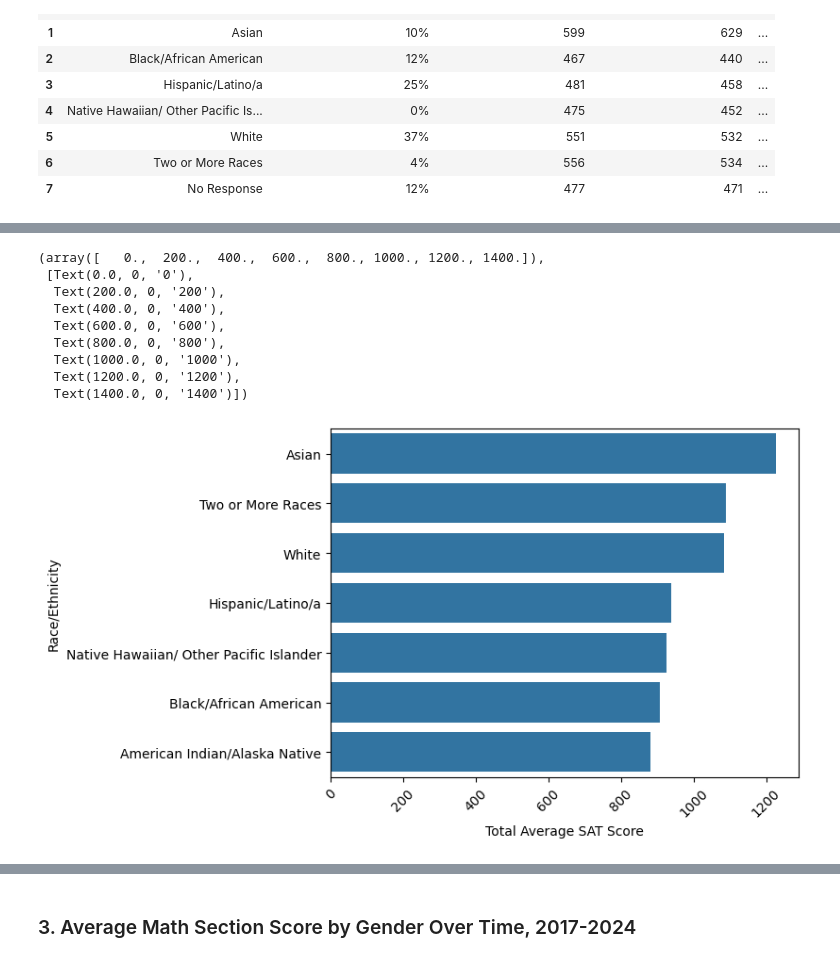
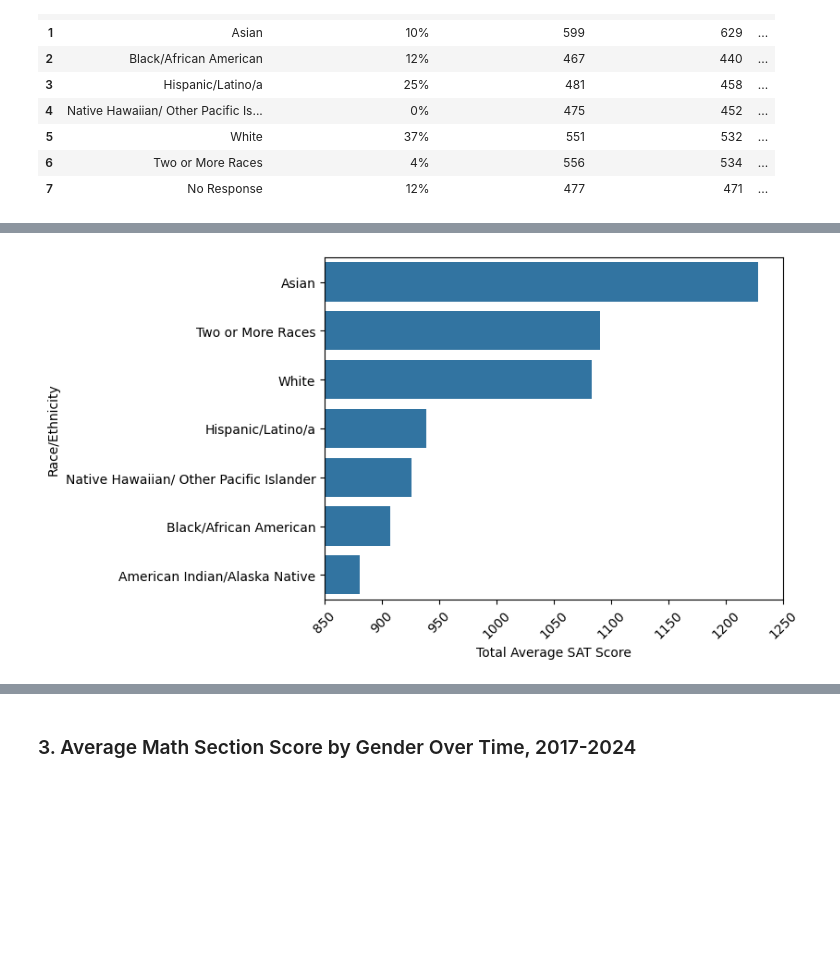
Before and after one commit to catearesu/Project_ML, a Jupyter notebook: Project3Scraping.ipynb, the cells around one changed output, grey strips where cells are left out. Drawn from its saved outputs; the diff is of its cells as text; code cells hidden in the pictures; blank space fills up the shorter version.

```diff
--- a/Project3Scraping.ipynb
+++ b/Project3Scraping.ipynb
@@ -82,3 +84,13 @@ tables
 ### 1. Average SAT Score Over Past Six Years, 2018-2023
 # %%
 table = soup.find("table", class_="sonic-table shadow-md")
+# %%
+headers = [th.get_text() for th in table.find_all("th")]
+# Extraemos las filas de la tabla correctamente
+rows = []
+for row in table.find_all("tr"):
+    cols = row.find_all("td")
+    if len(cols) == 3:  # Solo hay 4 celdas de datos por fila (años + 3 columnas de puntajes)
+        year = row.find("th").get_text()  # Obtener el año de la columna <th> de cada fila
+        cols = [year] + [i.get_text() for i in cols]  # Agregar la etnia como primera columna
+        rows.append(cols)
@@ -86,7 +120,7 @@ table = soup.find("table", class_="sonic-table shadow-md")
 headers = [th.get_text() for th in table.find_all("th")[:4]]
 # Extraemos las filas de la tabla correctamente
 rows = []
-for row in table.find_all("tr")[1:]:  # Ignoramos la primera fila de encabezados
+for row in table.find_all("tr"):  # Ignoramos la primera fila de encabezados
     cols = row.find_all("td")
     # Verificamos si la fila tiene las celdas correspondientes (4 celdas por fila)
     if len(cols) == 3:  # Solo hay 4 celdas de datos por fila (años + 3 columnas de puntajes)
@@ -152,15 +179,15 @@ table2
 # %%
 
 # Extraemos los encabezados de la tabla
-headers = [th.get_text() for th in table2.find_all("th")[:5]]
+headers = [th.get_text() for th in table2.find_all("th")[:5]] # cojo los primeros 5
 # Extraemos las filas de la tabla correctamente
 rows = []
-for row in table2.find_all("tr")[1:]:  # Ignoramos la primera fila de encabezados
+for row in table2.find_all("tr"):
     cols = row.find_all("td")
     # Verificamos si la fila tiene las celdas correspondientes (5 celdas por fila)
-    if len(cols) == 4:  # Solo hay 5 celdas de datos por fila (etnia + 4 columnas de puntajes)
+    if len(cols) == 4:  # Solo hay 5 celdas de datos por fila (etnia + 4 columnas de puntuajes)
         ethnicity = row.find("th").get_text()  # Obtener la etnia de la columna <th> de cada fila
-        cols = [ethnicity] + [ele.get_text() for ele in cols]  # Agregar la etnia como primera columna
+        cols = [ethnicity] + [i.get_text() for i in cols]  # Agregar la etnia como primera columna
         rows.append(cols)
 # %%
 headers
@@ -203,4 +230,4 @@ df_etnias["SAT ERW Average Score"]= df_etnias["SAT ERW Average Score"].astype(in
 df_etnias["SAT Math Average Score"]= df_etnias["SAT Math Average Score"].astype(int)
 df_etnias["Total Average SAT Score"]= df_etnias["Total Average SAT Score"].astype(int)
 # %%
-orderetn= df_etnias.groupby("Race/Ethnicity")["SAT Math Average Score"].mean().sort_values(ascending=False).index
+orderetn= df_etnias.groupby("Race/Ethnicity")["SAT Math Average Score"].mean().sort_values(ascending=False).index.tolist()
@@ -235,17 +258,10 @@ plt.xticks(rotation=45)
 # %%
 sns.barplot(data= df_etnias, x="Total Average SAT Score", y="Race/Ethnicity", order= orderetn)
 plt.xticks(rotation=45)
+plt.xlim(850, 1250)
+plt.show()
 # %% [output]
-(array([   0.,  200.,  400.,  600.,  800., 1000., 1200., 1400.]),
- [Text(0.0, 0, '0'),
-  Text(200.0, 0, '200'),
-  Text(400.0, 0, '400'),
-  Text(600.0, 0, '600'),
-  Text(800.0, 0, '800'),
-  Text(1000.0, 0, '1000'),
-  Text(1200.0, 0, '1200'),
-  Text(1400.0, 0, '1400')])
-[figure, old version]
+[figure, new version]
 # %%
 # Reestructuramos el DataFrame para que tenga una columna 'SAT Score Type' (tipo de puntuación)
 df_melted = pd.melt(df_etnias, id_vars=["Race/Ethnicity"], value_vars=["SAT ERW Average Score", "SAT Math Average Score"],
```
Also changed, not shown: parts of 32 cells of this notebook, 11 other files.
